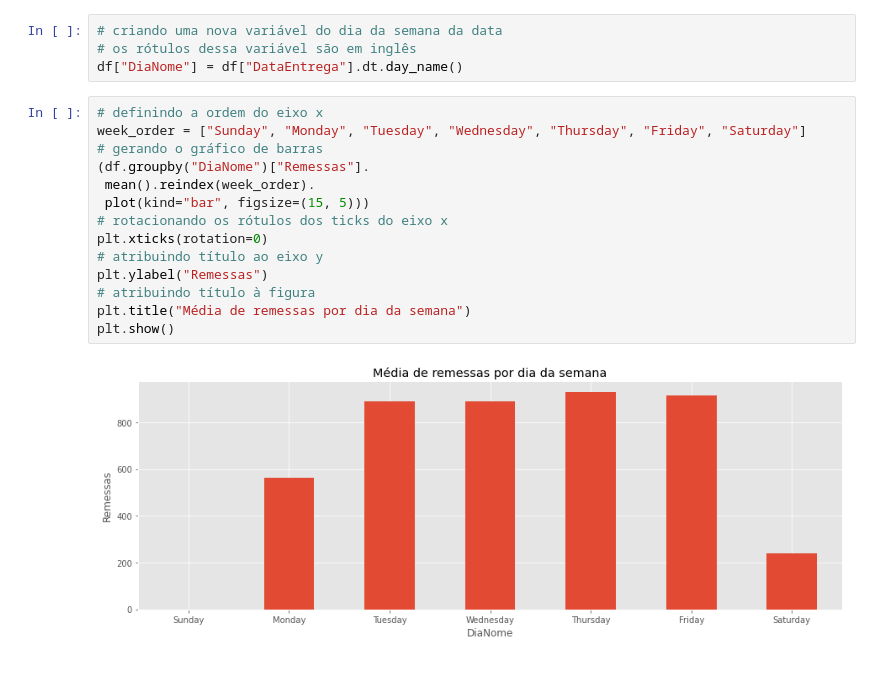
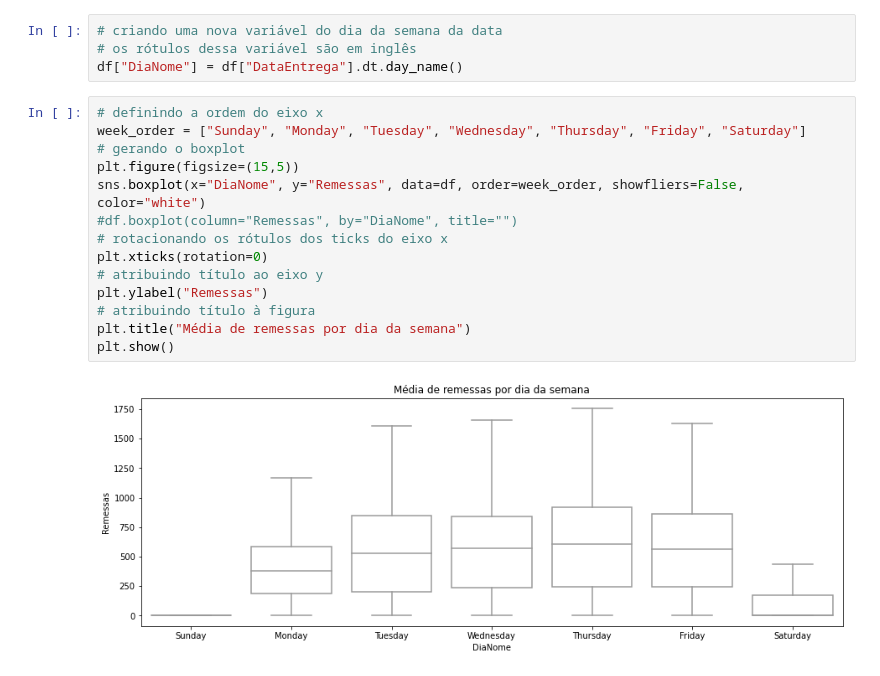
Before and after one commit to leofmr/shipping_predictions, a Jupyter notebook: 01 - análise descritiva.ipynb, the cells around one changed output. Cells and saved outputs as stored; diff of their text form.

```diff
--- a/01 - análise descritiva.ipynb
+++ b/01 - análise descritiva.ipynb
@@ -124,19 +157,19 @@ plt.show()
 # criando uma nova variável do dia da semana da data
 # os rótulos dessa variável são em inglês
 df["DiaNome"] = df["DataEntrega"].dt.day_name()
-# %%
-# definindo a ordem do eixo x
-week_order = ["Sunday", "Monday", "Tuesday", "Wednesday", "Thursday", "Friday", "Saturday"]
-# gerando o gráfico de barras
-(df.groupby("DiaNome")["Remessas"].
- mean().reindex(week_order).
- plot(kind="bar", figsize=(15, 5)))
-# rotacionando os rótulos dos ticks do eixo x
-plt.xticks(rotation=0)
-# atribuindo título ao eixo y
-plt.ylabel("Remessas")
-# atribuindo título à figura
-plt.title("Média de remessas por dia da semana")
-plt.show()
-# %% [output]
-[figure, removed]
+# %%
+# definindo a ordem do eixo x
+week_order = ["Sunday", "Monday", "Tuesday", "Wednesday", "Thursday", "Friday", "Saturday"]
+# gerando o boxplot
+plt.figure(figsize=(15,5))
+sns.boxplot(x="DiaNome", y="Remessas", data=df, order=week_order, showfliers=False, color="white")
+#df.boxplot(column="Remessas", by="DiaNome", title="")
+# rotacionando os rótulos dos ticks do eixo x
+plt.xticks(rotation=0)
+# atribuindo título ao eixo y
+plt.ylabel("Remessas")
+# atribuindo título à figura
+plt.title("Média de remessas por dia da semana")
+plt.show()
+# %% [output]
+[figure, added]
```
Also changed, not shown: parts of 51 cells of this notebook.
